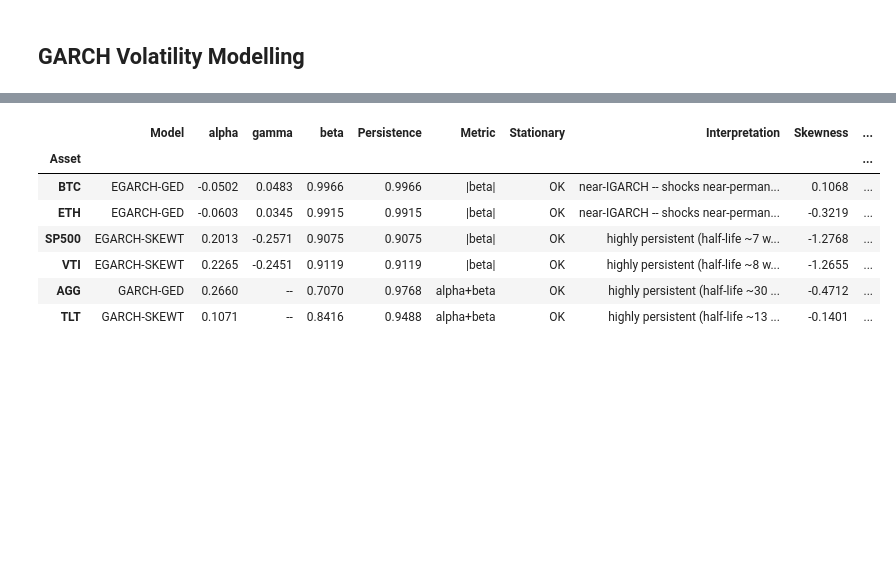
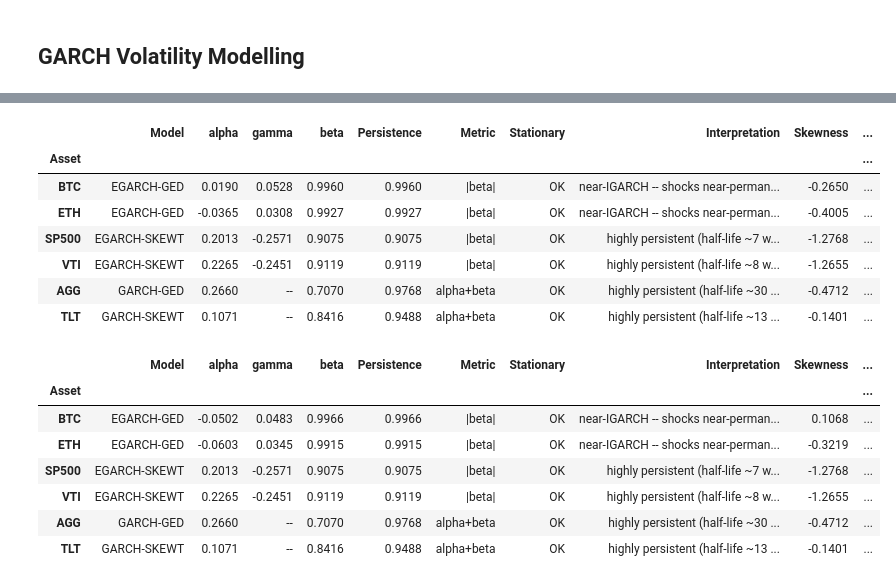
Before and after one commit to blurryskyx/DSE4211_Project, a Jupyter notebook: notebooks/02_garch_modelling.ipynb, the cells around one changed output, grey strips where cells are left out. Cells and saved outputs as stored; diff of their text form; code cells hidden in the pictures; blank space fills up the shorter version.

```diff
--- a/notebooks/02_garch_modelling.ipynb
+++ b/notebooks/02_garch_modelling.ipynb
@@ -808,3 +123,15 @@ TLT     GARCH-SKEWT  0.1071      --  0.8416       0.9488  alpha+beta         OK
+# %%
+# run to this cell
+diag_table
+# %% [output]
+|  | Model | alpha | gamma | beta | Persistence | Metric | Stationary | Interpretation | Skewness | ... |
+| Asset |  |  |  |  |  |  |  |  |  | ... |
+| BTC | EGARCH-GED | 0.0190 | 0.0528 | 0.9960 | 0.9960 | |beta| | OK | near-IGARCH -- shocks near-perman... | -0.2650 | ... |
+| ETH | EGARCH-GED | -0.0365 | 0.0308 | 0.9927 | 0.9927 | |beta| | OK | near-IGARCH -- shocks near-perman... | -0.4005 | ... |
+| SP500 | EGARCH-SKEWT | 0.2013 | -0.2571 | 0.9075 | 0.9075 | |beta| | OK | highly persistent (half-life ~7 w... | -1.2768 | ... |
+| VTI | EGARCH-SKEWT | 0.2265 | -0.2451 | 0.9119 | 0.9119 | |beta| | OK | highly persistent (half-life ~8 w... | -1.2655 | ... |
+| AGG | GARCH-GED | 0.2660 | -- | 0.7070 | 0.9768 | alpha+beta | OK | highly persistent (half-life ~30 ... | -0.4712 | ... |
+| TLT | GARCH-SKEWT | 0.1071 | -- | 0.8416 | 0.9488 | alpha+beta | OK | highly persistent (half-life ~13 ... | -0.1401 | ... |
 # %%
 diag_table
 # %% [output]
```
Also changed, not shown: parts of 12 cells of this notebook, 30 other files.
